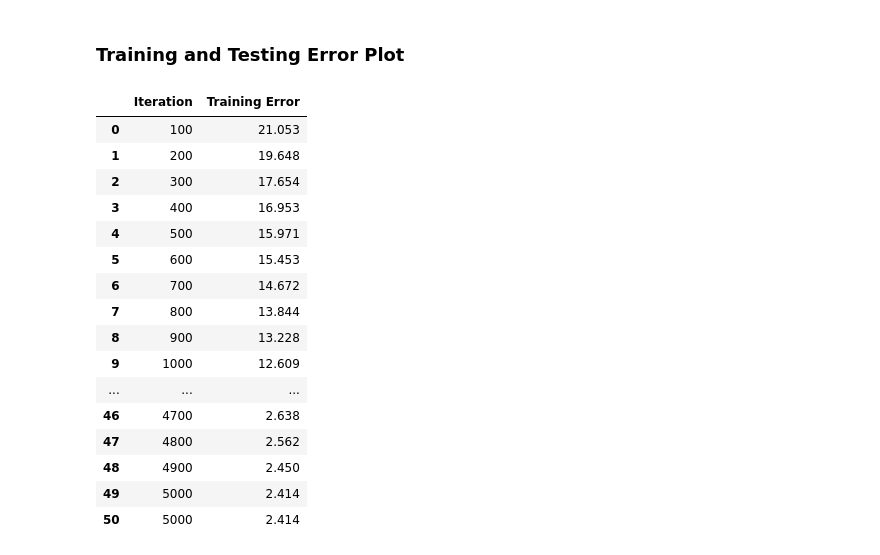
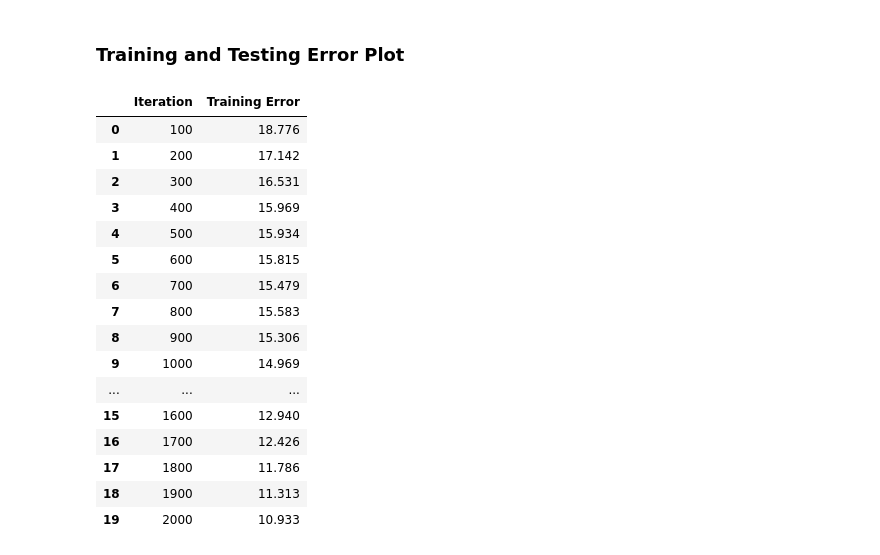
Before and after one commit to fuseai-fellowship/Document-Management-of-Nepali-Papers, a Jupyter notebook: notebook/train.ipynb, the cells around one changed output. Saved outputs shown, nothing was run; the diff lists cells and outputs as text; code cells hidden in the pictures.

```diff
--- a/notebook/train.ipynb
+++ b/notebook/train.ipynb
@@ -57,7 +92,7 @@ git_bin_path = r'C:\Program Files\Git\usr\bin'
 os.environ['PATH'] = git_bin_path + os.pathsep + os.environ['PATH']
 
 # Step 3: Change the working directory to where the ground truth files are located
-os.chdir(r'..\data\nep-new-ground-truth')
+os.chdir(r'..\data\nep-fuse-2-ground-truth')
 
 # Debug: Print the current working directory and list of files
 print("Current working directory:", os.getcwd())
@@ -74,14 +109,14 @@ os.chdir(r'..\..\tesstrain')
 # Step 6: Define the command
 command = [
     'make', 'training',
-    'MODEL_NAME=nep-new',
+    'MODEL_NAME=nep-fuse-2',
     'START_MODEL=nep',
     'TESSDATA=../tesseract/tessdata',
     'LEARNING_RATE=0.002',
     'LANG_TYPE=Indic',
-    'FINTE_TUNE_TYPE=Impact',
-    'MAX_ITERATIONS=5000 &',
-    'make plot MODEL_NAME=nep-new'
+    # 'FINE_TUNE_TYPE=Impact',
+    'MAX_ITERATIONS=2000'
+    # 'make plot MODEL_NAME=nep-fuse'
 ]
 
 # Step 7: Run the command and print output in real-time
@@ -115,18 +150,18 @@ Process finished with return code 2
 # %%
-# import subprocess
+import subprocess
 
-# # Define the command to be executed with the LOG_FILE parameter
-# log_file_path = 'data/nep-new/training.log'  # Specify the path to the log file
-# command = ['make', 'evaluation', 'MODEL_NAME=nep-new','--debug=all']
+# Define the command to be executed with the LOG_FILE parameter
+log_file_path = 'data/nep-new/training.log'  # Specify the path to the log file
+command = ['make', 'evaluation', 'MODEL_NAME=nep-fuse-2']
 
-# # Run the command and print output in real-time
-# process = subprocess.Popen(command, stdout=subprocess.PIPE, stderr=subprocess.STDOUT, text=True, encoding='utf-8')
+# Run the command and print output in real-time
+process = subprocess.Popen(command, stdout=subprocess.PIPE, stderr=subprocess.STDOUT, text=True, encoding='utf-8')
 
-# # Print the output line by line
-# for line in process.stdout:
-#     print(line, end='')
+# Print the output line by line
+for line in process.stdout:
+    print(line, end='')
 
-# # Wait for the process to complete and get the return code
-# process.wait()
-# print(f"Process finished with return code {process.returncode}")
+# Wait for the process to complete and get the return code
+process.wait()
+print(f"Process finished with return code {process.returncode}")
 # %% [output]
@@ -181,24 +202,24 @@ def read_testing_error(log_folder):
                         break
     return pd.DataFrame({'Iteration': iterations, 'Testing Error': errors})
 # %%
-training_error = read_training_error('data/nep-new/training.log')
+training_error = read_training_error('data/nep-fuse-2/training.log')
 training_error
 # %% [output]
 |  | Iteration | Training Error |
-| 0 | 100 | 21.053 |
-| 1 | 200 | 19.648 |
-| 2 | 300 | 17.654 |
-| 3 | 400 | 16.953 |
-| 4 | 500 | 15.971 |
-| 5 | 600 | 15.453 |
-| 6 | 700 | 14.672 |
-| 7 | 800 | 13.844 |
-| 8 | 900 | 13.228 |
-| 9 | 1000 | 12.609 |
+| 0 | 100 | 18.776 |
+| 1 | 200 | 17.142 |
+| 2 | 300 | 16.531 |
+| 3 | 400 | 15.969 |
+| 4 | 500 | 15.934 |
+| 5 | 600 | 15.815 |
+| 6 | 700 | 15.479 |
+| 7 | 800 | 15.583 |
+| 8 | 900 | 15.306 |
+| 9 | 1000 | 14.969 |
 | ... | ... | ... |
-| 46 | 4700 | 2.638 |
-| 47 | 4800 | 2.562 |
-| 48 | 4900 | 2.450 |
-| 49 | 5000 | 2.414 |
-| 50 | 5000 | 2.414 |
+| 15 | 1600 | 12.940 |
+| 16 | 1700 | 12.426 |
+| 17 | 1800 | 11.786 |
+| 18 | 1900 | 11.313 |
+| 19 | 2000 | 10.933 |
 # %%
```
Also changed, not shown: parts of 8 cells of this notebook.
